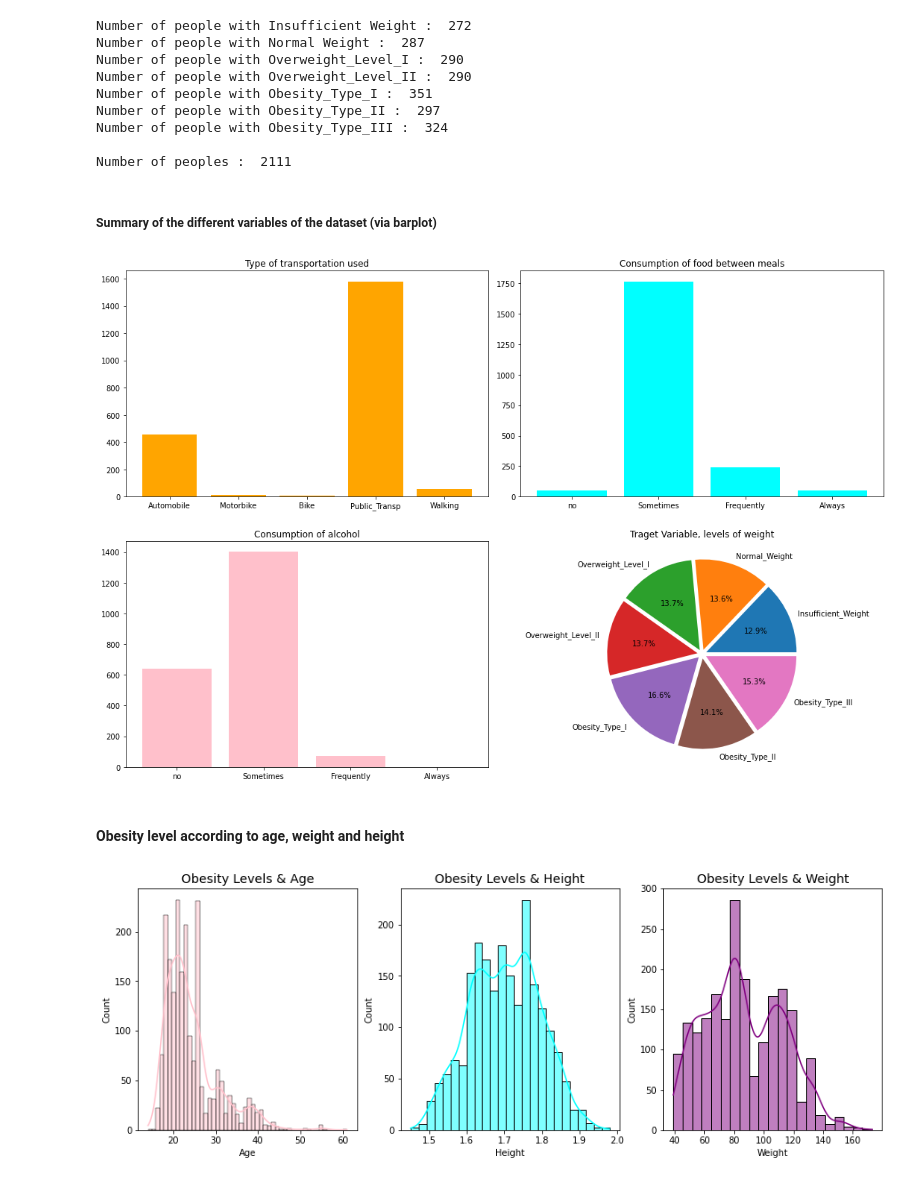
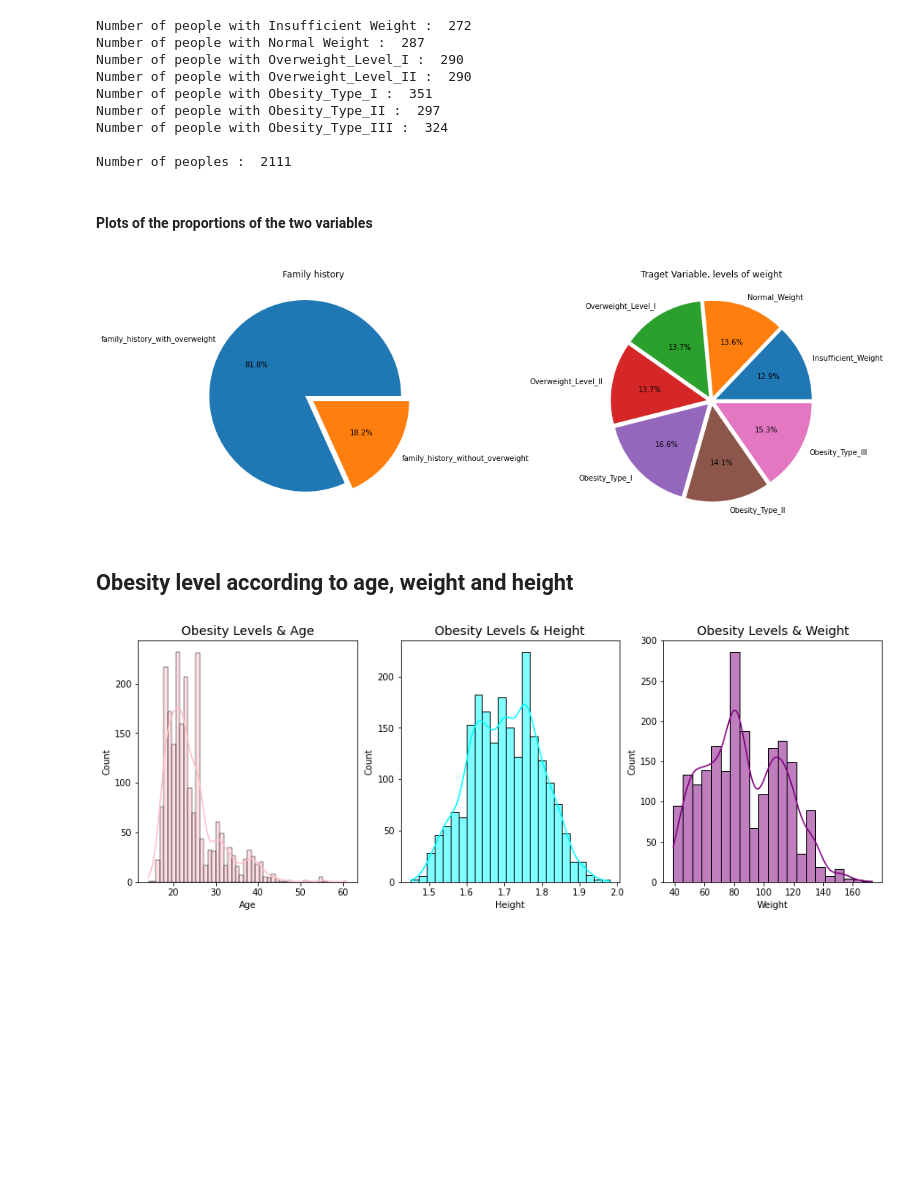
Before and after one commit to Leodespt/Projet_Python, a Jupyter notebook: NoteBook Jupyter.ipynb, the cells around one changed output. Drawn from its saved outputs; the diff is of its cells as text; code cells hidden in the pictures; blank space fills up the shorter version.

```diff
--- a/NoteBook Jupyter.ipynb
+++ b/NoteBook Jupyter.ipynb
@@ -300,35 +467,26 @@ Number of people with Obesity_Type_III :  324
 
 Number of peoples :  2111
 # %% [markdown]
-##### Summary of the different variables of the dataset (via barplot)
+#### Plots of the proportions of the two variables
 # %%
-fig, ax = plt.subplots(2,2, figsize=(15,10))
+fig, ax = plt.subplots(1,2, figsize=(15,10))
 
-ax[0][0].bar(['Automobile','Motorbike','Bike','Public_Transp','Walking'],
-    [Automobile,Motorbike,Bike,Public_Transportation,Walking],
-    color = 'orange')
-ax[0][0].set_title('Type of transportation used')
+ax[0].pie([family_history_with_overweight,family_history_without_overweight],
+    labels=['family_history_with_overweight','family_history_without_overweight'],
+    autopct='%1.1f%%',explode=[0.1,0])
+ax[0].set_title('Family history')
 
-ax[0][1].bar(['no','Sometimes','Frequently','Always'],
-    [CAEC_no,CAEC_Sometimes,CAEC_Frequently,CAEC_Always],
-    color = 'cyan')
-ax[0][1].set_title('Consumption of food between meals')
 
-ax[1][0].bar(['no','Sometimes','Frequently','Always'],
-    [CALC_no,CALC_Sometimes,CALC_Frequently,CALC_Always],
-    color = 'pink')
-ax[1][0].set_title("\nConsumption of alcohol")
-
-ax[1][1].pie([Insufficient_Weight,Normal_Weight,Overweight_Level_I,Overweight_Level_II,Obesity_Type_I,Obesity_Type_II,Obesity_Type_III],
+ax[1].pie([Insufficient_Weight,Normal_Weight,Overweight_Level_I,Overweight_Level_II,Obesity_Type_I,Obesity_Type_II,Obesity_Type_III],
     labels=['Insufficient_Weight','Normal_Weight','Overweight_Level_I','Overweight_Level_II','Obesity_Type_I','Obesity_Type_II','Obesity_Type_III'],
     autopct='%1.1f%%',explode=[0.05,0.05,0.05,0.05,0.05,0.05,0.05])
-ax[1][1].set_title('\nTraget Variable, levels of weight')
+ax[1].set_title('\nTraget Variable, levels of weight')
 
 plt.tight_layout()
 # %% [output]
-[figure, old version]
+[figure, new version]
 # %% [markdown]
-#### Obesity level according to age, weight and height
+## Obesity level according to age, weight and height
 # %%
 fig, ax = plt.subplots(1, 3 ,figsize =(15,5))
 
```
Also changed, not shown: parts of 80 cells of this notebook, 1 other file.
